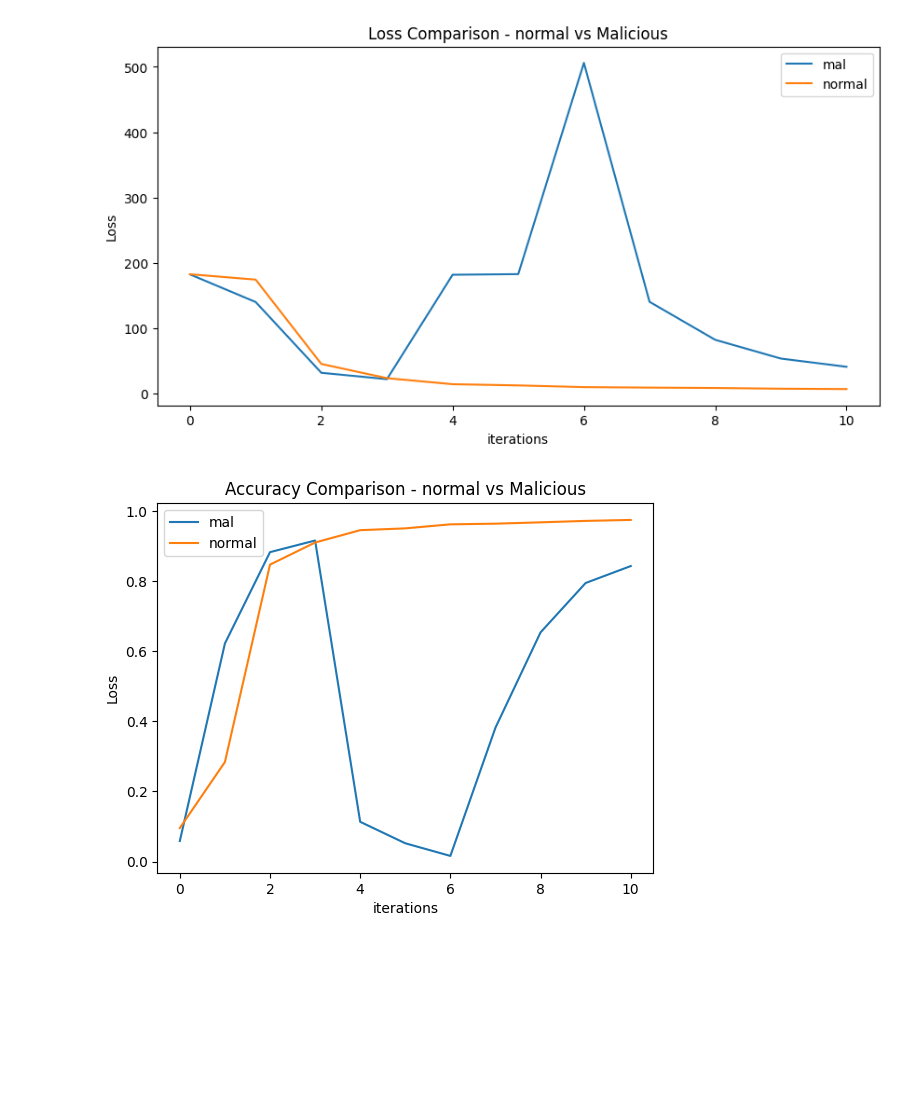
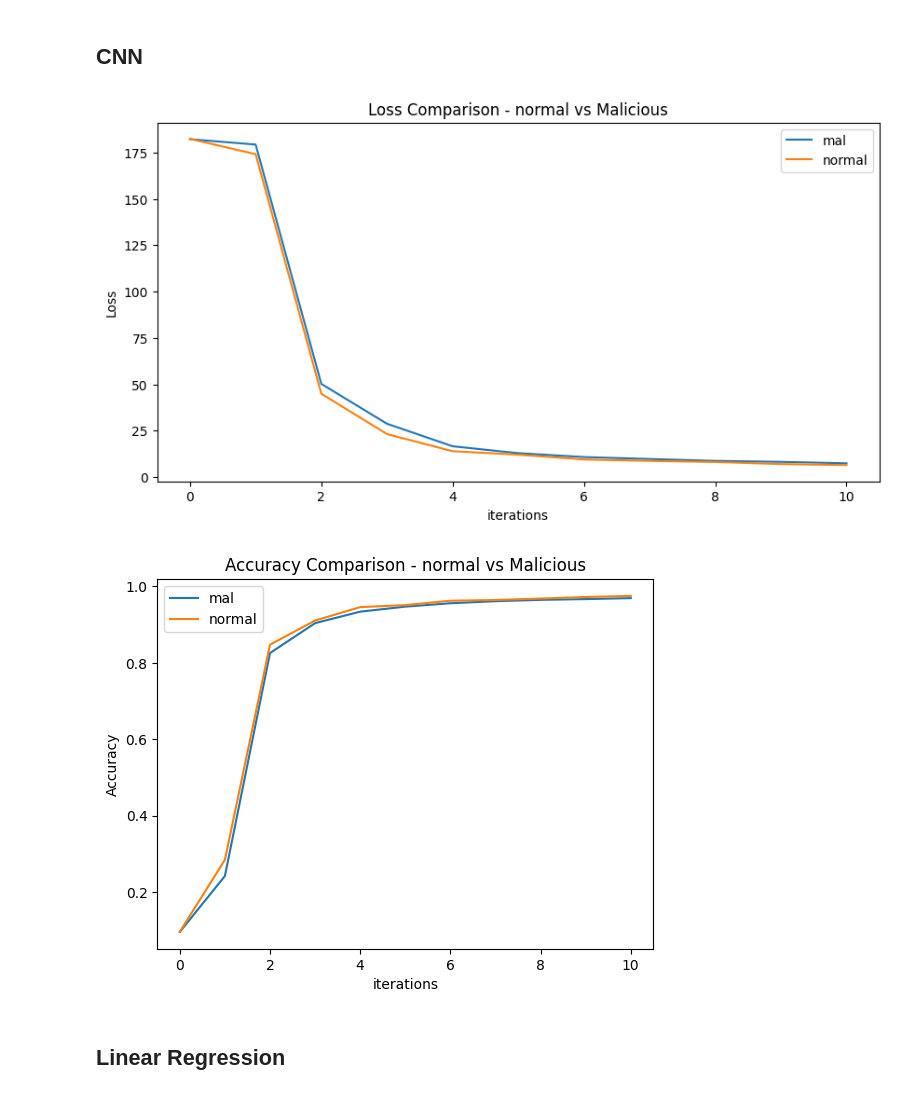
Before and after one commit to rohit-mapakshi97/federated-ml, a Jupyter notebook: visualization.ipynb, the cells around one changed output. Saved outputs shown, nothing was run; the diff lists cells and outputs as text; code cells hidden in the pictures; blank space fills up the shorter version.

```diff
--- a/visualization.ipynb
+++ b/visualization.ipynb
@@ -7,3 +5,5 @@ import flwr
+# %% [markdown]
+## CNN
 # %%
 # file = open("./outputs/2023-11-20/17-31-44/results.pkl", 'rb')  #0.2
 # file = open("./outputs/2023-11-20/17-38-34/results.pkl", 'rb')  #0.5
@@ -15,7 +16,7 @@ malicious_result = pickle.load(file)
 file.close()
 mr_loss = malicious_result['history'].losses_centralized
 # %%
-file = open("./10rounds_clean/22-54-37/results.pkl", 'rb')
+file = open("./10rounds_clean/scnn/results.pkl", 'rb')
 clean_result = pickle.load(file)
 file.close()
 cr_loss = clean_result['history'].losses_centralized
@@ -29,17 +30,19 @@ plt.ylabel("Loss")
 plt.legend()
 plt.show()
 # %% [output]
-[figure, old version]
+[figure, new version]
 # %%
 # plt.figure()
 mr_accuracy = malicious_result['history'].metrics_centralized['accuracy']
 cl_accuracy = clean_result['history'].metrics_centralized['accuracy']
 plt.title("Accuracy Comparison - normal vs Malicious")
 plt.plot([i for i in range(len(mr_accuracy))],[mr_accuracy[i][1] for i in range(len(mr_accuracy))],label="mal")
 plt.plot([i for i in range(len(cl_accuracy))],[cl_accuracy[i][1] for i in range(len(cl_accuracy))],label="normal")
 plt.xlabel("iterations")
-plt.ylabel("Loss")
+plt.ylabel("Accuracy")
 plt.legend()
 plt.show()
 # %% [output]
-[figure, old version]
+[figure, new version]
+# %% [markdown]
+## Linear Regression
```
Also changed, not shown: parts of 6 cells of this notebook, 9 other files.
